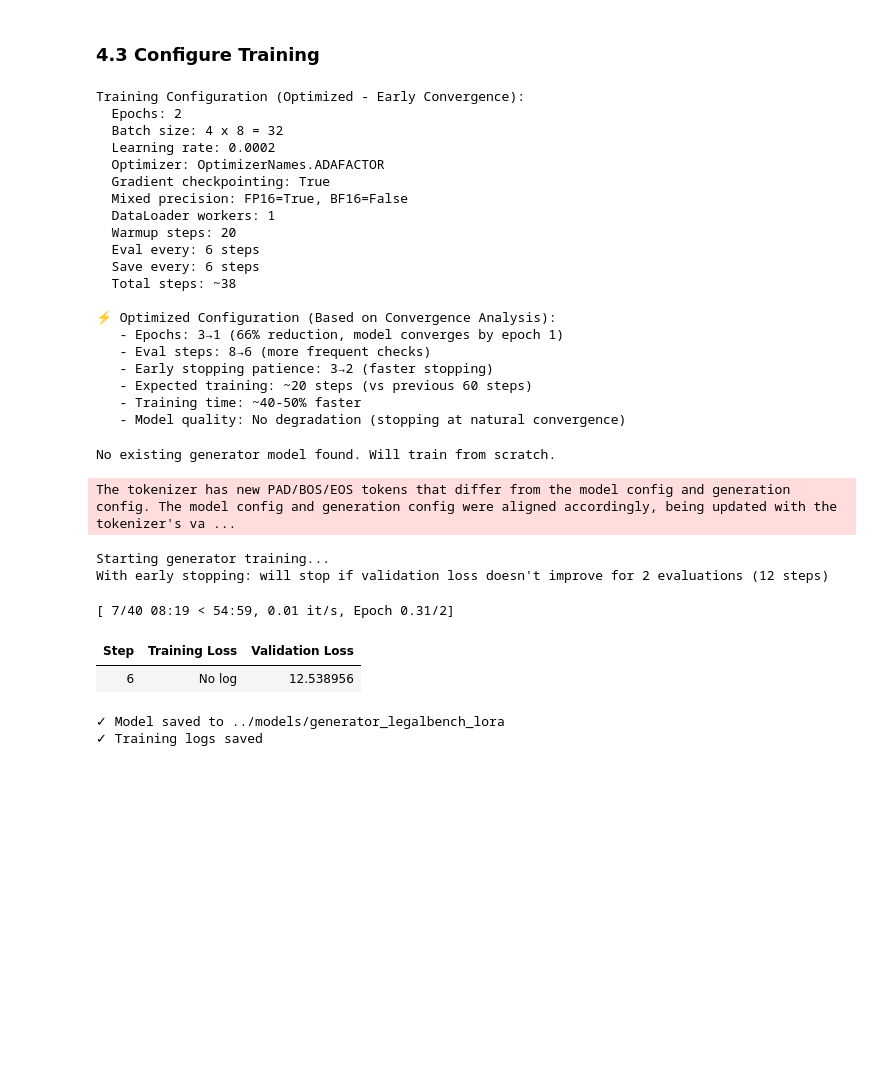
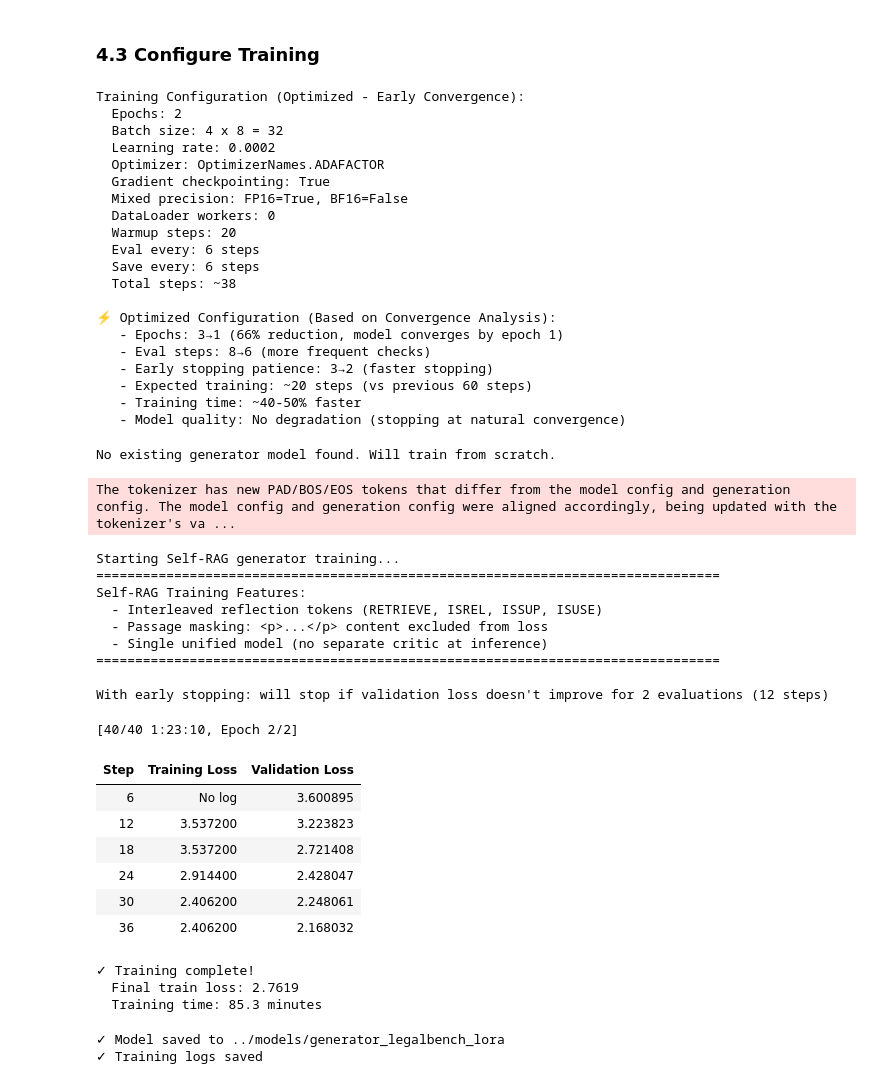
Before and after one commit to hardness1020/Self-RAG-and-INSIDE-System-for-Legal-Analysis, a Jupyter notebook: notebooks/10_legalbench_training.ipynb, the cells around one changed output. Drawn from its saved outputs; the diff is of its cells as text; code cells hidden in the pictures; blank space fills up the shorter version.

```diff
--- a/notebooks/10_legalbench_training.ipynb
+++ b/notebooks/10_legalbench_training.ipynb
@@ -498,6 +478,22 @@ print(f"Loading model: {MODEL_NAME}...")
 tokenizer = AutoTokenizer.from_pretrained(MODEL_NAME)
 tokenizer.pad_token = tokenizer.eos_token
 tokenizer.padding_side = "right"
+
+# ============================================================================
+# SELF-RAG: Add reflection tokens as special tokens (per paper Section 3.2.2)
+# ============================================================================
+from self_rag.reflection_tokens import ReflectionTokenizer
+
+# Get all reflection tokens including passage markers
+special_tokens = ReflectionTokenizer.get_all_special_tokens()
+
+print(f"\nAdding {len(special_tokens)} reflection tokens to vocabulary:")
+for token in special_tokens:
+    print(f"  {token}")
+
+# Add to tokenizer
+num_added = tokenizer.add_special_tokens({'additional_special_tokens': special_tokens})
+print(f"\n✓ Added {num_added} special tokens to tokenizer")
 
 # Determine device
 device = "cuda" if torch.cuda.is_available() else ("mps" if torch.backends.mps.is_available() else "cpu")
@@ -523,6 +519,10 @@ model = AutoModelForCausalLM.from_pretrained(
 if device == "mps":
     model = model.to("mps")
 
+# CRITICAL: Resize model embeddings to match expanded vocabulary
+model.resize_token_embeddings(len(tokenizer))
+print(f"✓ Resized model embeddings to {len(tokenizer)} tokens")
+
 # Explicitly align model config with tokenizer (silences warning)
 model.config.pad_token_id = tokenizer.pad_token_id
 model.config.bos_token_id = tokenizer.bos_token_id
@@ -641,7 +719,7 @@ training_args = TrainingArguments(
     bf16=(device == "cuda"),
     gradient_checkpointing=True,
     optim="adafactor",
-    dataloader_num_workers=1,
+    dataloader_num_workers=0,  # Disabled multiprocessing (fixes pickle error with custom collator)
     dataloader_pin_memory=False,
     report_to="none",
     seed=42,
@@ -675,7 +753,7 @@ Training Configuration (Optimized - Early Convergence):
   Optimizer: OptimizerNames.ADAFACTOR
   Gradient checkpointing: True
   Mixed precision: FP16=True, BF16=False
-  DataLoader workers: 1
+  DataLoader workers: 0
   Warmup steps: 20
   Eval every: 6 steps
   Save every: 6 steps
@@ -734,53 +812,74 @@ else:
 # %% [output]
 No existing generator model found. Will train from scratch.
 # %%
-# Initialize trainer (regardless of training or skipping)
+# Initialize trainer with Self-RAG data collator (passage masking)
 trainer = Trainer(
     model=model,
     args=training_args,
     train_dataset=train_dataset,
     eval_dataset=val_dataset,
-    processing_class=tokenizer,  # Changed from tokenizer= to processing_class=
-    callbacks=[EarlyStoppingCallback(early_stopping_patience=2)],  # Reduced from 3 (more aggressive stopping)
+    data_collator=data_collator,  # Self-RAG collator with passage masking
+    processing_class=tokenizer,
+    callbacks=[EarlyStoppingCallback(early_stopping_patience=2)],
 )
 
 if not SKIP_GENERATOR_TRAINING:
-    print("Starting generator training...")
+    print("Starting Self-RAG generator training...")
+    print("=" * 80)
+    print("Self-RAG Training Features:")
+    print("  - Interleaved reflection tokens (RETRIEVE, ISREL, ISSUP, ISUSE)")
+    print("  - Passage masking: <p>...</p> content excluded from loss")
+    print("  - Single unified model (no separate critic at inference)")
+    print("=" * 80)
+    print()
     print("With early stopping: will stop if validation loss doesn't improve for 2 evaluations (12 steps)")
     print()
 
     # Train
     train_result = trainer.train()
 
     print("\n✓ Training complete!")
     print(f"  Final train loss: {train_result.metrics['train_loss']:.4f}")
     print(f"  Training time: {train_result.metrics['train_runtime'] / 60:.1f} minutes")
 else:
     print("⏭️  Skipping generator training (using pre-trained model)")
 
     # Create mock train_result for downstream cells that reference it
     class MockTrainResult:
         def __init__(self):
             self.metrics = {'train_loss': 0.0, 'train_runtime': 0}
 
     train_result = MockTrainResult()
 
     # Load existing training logs if available
     import pandas as pd
     log_file = f"{GENERATOR_OUTPUT_DIR}/training_logs.csv"
     if os.path.exists(log_file):
         existing_logs = pd.read_csv(log_file)
         trainer.state.log_history = existing_logs.to_dict('records')
         print(f"✓ Loaded training logs from {log_file}")
-    else:
-        print("⚠️  No training logs found. Downstream visualizations may fail.")
 # %% [output]
 The tokenizer has new PAD/BOS/EOS tokens that differ from the model config and generation config. The model config and generation config were aligned accordingly, being updated with the tokenizer's va ...
-Starting generator training...
+Starting Self-RAG generator training...
+================================================================================
+Self-RAG Training Features:
+  - Interleaved reflection tokens (RETRIEVE, ISREL, ISSUP, ISUSE)
+  - Passage masking: <p>...</p> content excluded from loss
+  - Single unified model (no separate critic at inference)
+================================================================================
+
 With early stopping: will stop if validation loss doesn't improve for 2 evaluations (12 steps)
-[ 7/40 08:19 < 54:59, 0.01 it/s, Epoch 0.31/2]
+[40/40 1:23:10, Epoch 2/2]
 | Step | Training Loss | Validation Loss |
-| 6 | No log | 12.538956 |
+| 6 | No log | 3.600895 |
+| 12 | 3.537200 | 3.223823 |
+| 18 | 3.537200 | 2.721408 |
+| 24 | 2.914400 | 2.428047 |
+| 30 | 2.406200 | 2.248061 |
+| 36 | 2.406200 | 2.168032 |
+✓ Training complete!
+  Final train loss: 2.7619
+  Training time: 85.3 minutes
 # %%
 # Save final model
 trainer.save_model(GENERATOR_OUTPUT_DIR)
```
Also changed, not shown: parts of 35 cells of this notebook, 1 other file.
